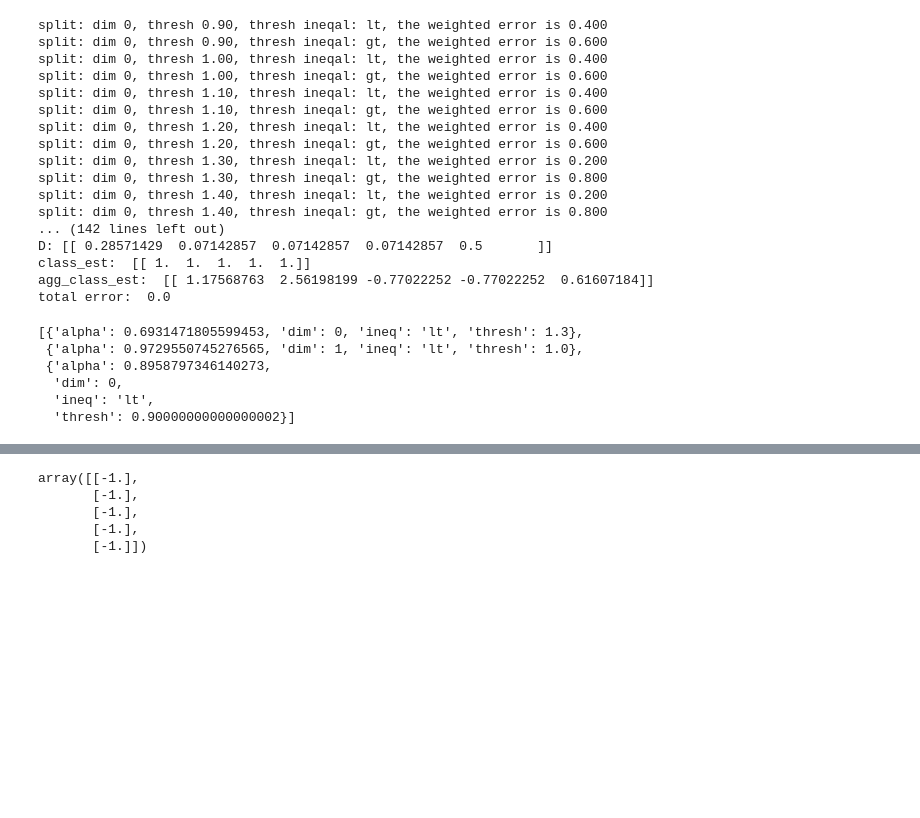
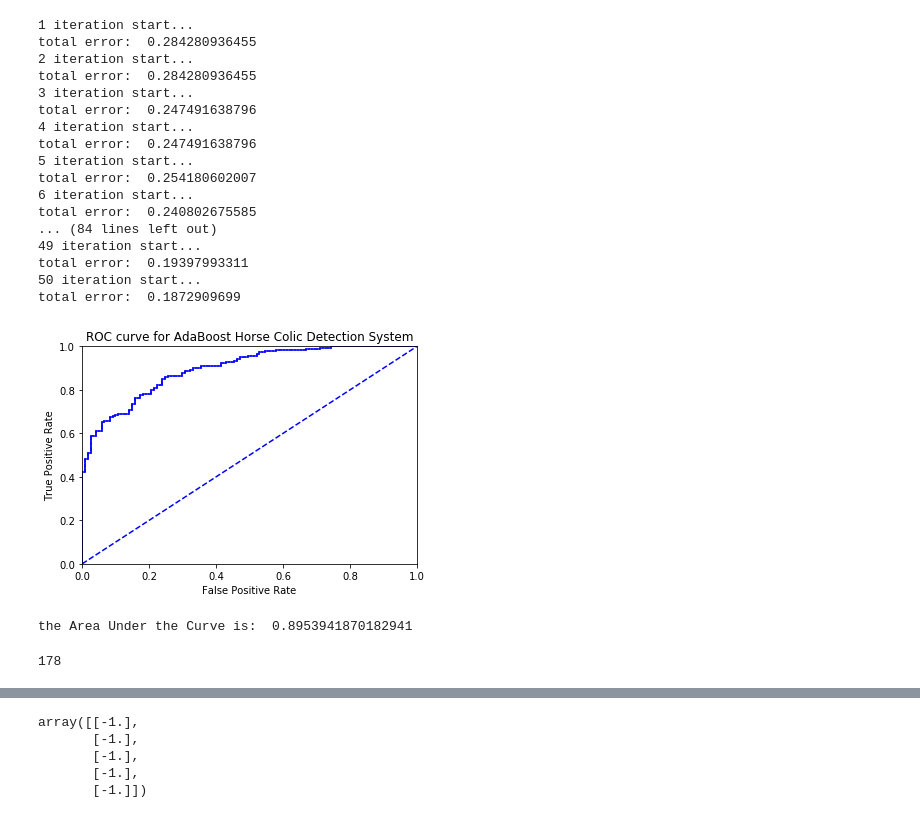
Before and after one commit to hidejxz/machinelearning, a Jupyter notebook: Untitled.ipynb, the cells around one changed output, grey strips where cells are left out. Drawn from its saved outputs; the diff is of its cells as text; code cells hidden in the pictures; blank space fills up the shorter version.

```diff
--- a/Untitled.ipynb
+++ b/Untitled.ipynb
@@ -1,11 +1,37 @@
 # %%
 import numpy as np
 import AdaBoost
 import importlib
 importlib.reload(AdaBoost)
+'''
 data_mat = np.matrix([[1.0, 2.1]
                      ,[2.0, 1.1]
                      ,[1.3, 1.0]
                      ,[1.0, 1.0]
                      ,[2.0, 1.0]])
 class_labels = [1.0, 1.0, -1.0, -1.0, 1.0]
+'''
+clf = AdaBoost.AdaBoost()
+data_mat,class_labels = clf.load_dataset('horseColicTraining2.txt')
+classifier_array,agg_class_est = clf.adaboost_train_ds(data_mat,class_labels,50)
+clf.plot_roc(agg_class_est.T, class_labels)
+# %% [output]
+1 iteration start...
+total error:  0.284280936455
+2 iteration start...
+total error:  0.284280936455
+3 iteration start...
+total error:  0.247491638796
+4 iteration start...
+total error:  0.247491638796
+5 iteration start...
+total error:  0.254180602007
+6 iteration start...
+total error:  0.240802675585
+... (84 lines left out)
+49 iteration start...
+total error:  0.19397993311
+50 iteration start...
+total error:  0.1872909699
+[figure, added]
+the Area Under the Curve is:  0.8953941870182941
@@ -14,26 +38,4 @@ clf = AdaBoost.AdaBoost()
-# %%
-clf.adaboost_train_ds(data_mat, class_labels)
-# %% [output]
-split: dim 0, thresh 0.90, thresh ineqal: lt, the weighted error is 0.400
-split: dim 0, thresh 0.90, thresh ineqal: gt, the weighted error is 0.600
-split: dim 0, thresh 1.00, thresh ineqal: lt, the weighted error is 0.400
-split: dim 0, thresh 1.00, thresh ineqal: gt, the weighted error is 0.600
-split: dim 0, thresh 1.10, thresh ineqal: lt, the weighted error is 0.400
-split: dim 0, thresh 1.10, thresh ineqal: gt, the weighted error is 0.600
-split: dim 0, thresh 1.20, thresh ineqal: lt, the weighted error is 0.400
-split: dim 0, thresh 1.20, thresh ineqal: gt, the weighted error is 0.600
-split: dim 0, thresh 1.30, thresh ineqal: lt, the weighted error is 0.200
-split: dim 0, thresh 1.30, thresh ineqal: gt, the weighted error is 0.800
-split: dim 0, thresh 1.40, thresh ineqal: lt, the weighted error is 0.200
-split: dim 0, thresh 1.40, thresh ineqal: gt, the weighted error is 0.800
-... (142 lines left out)
-D: [[ 0.28571429  0.07142857  0.07142857  0.07142857  0.5       ]]
-class_est:  [[ 1.  1.  1.  1.  1.]]
-agg_class_est:  [[ 1.17568763  2.56198199 -0.77022252 -0.77022252  0.61607184]]
-total error:  0.0
-[{'alpha': 0.6931471805599453, 'dim': 0, 'ineq': 'lt', 'thresh': 1.3},
- {'alpha': 0.9729550745276565, 'dim': 1, 'ineq': 'lt', 'thresh': 1.0},
- {'alpha': 0.8958797346140273,
-  'dim': 0,
-  'ineq': 'lt',
-  'thresh': 0.90000000000000002}]
+# %%
+sum(np.array(class_labels) == 1.0)
+# %% [output]
+178
```
Also changed, not shown: parts of 6 cells of this notebook, 3 other files.
